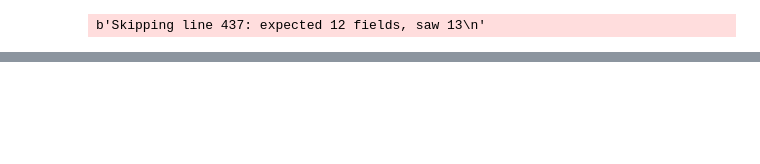
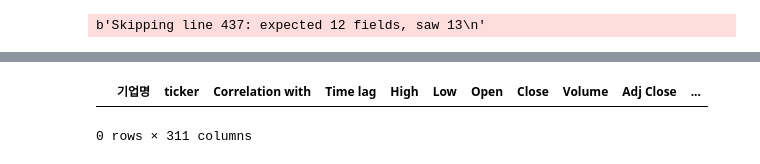
Before and after one commit to hyeon95y/Algorihtm_Trading_with_Chicken, a Jupyter notebook: eda.ipynb, the cells around one changed output, grey strips where cells are left out. Saved outputs shown, nothing was run; the diff lists cells and outputs as text; code cells hidden in the pictures; blank space fills up the shorter version.

```diff
--- a/eda.ipynb
+++ b/eda.ipynb
@@ -16,4 +20,5 @@ calls = pd.read_csv('data/CALLS_CLIMATE.csv')
 # %%
+calls = pd.read_pickle('data/CALLS_TRANSFORMED.pkl')
 kospi_downloaded = pd.read_pickle('history/kospi_download_result.pkl')
 kospi = pd.read_csv('metadata/kospi.csv', error_bad_lines=False)
 # %% [output]
@@ -26,0 +28,8 @@ kospi[0:2]
+# %%
+_, columns_for_df = get_call_data_for_given_ticker(calls, kospi, tickers[0])
+columns_for_df = columns_for_df.columns.insert(0, 'Time lag').insert(0, 'Correlation with').insert(0, 'ticker').insert(0, '기업명')
+df_corr = pd.DataFrame(columns=columns_for_df)
+df_corr
+# %% [output]
+|  | 기업명 | ticker | Correlation with | Time lag | High | Low | Open | Close | Volume | Adj Close | ... |
+0 rows × 311 columns
```
Also changed, not shown: parts of 18 cells of this notebook, 6 other files.
